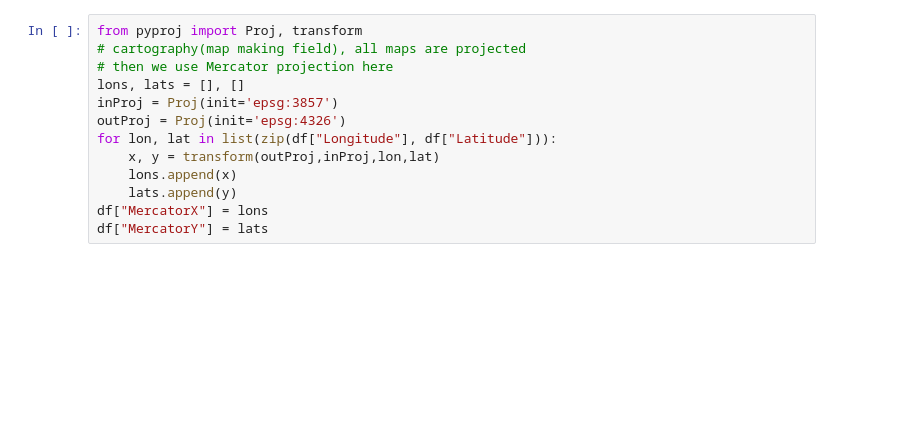
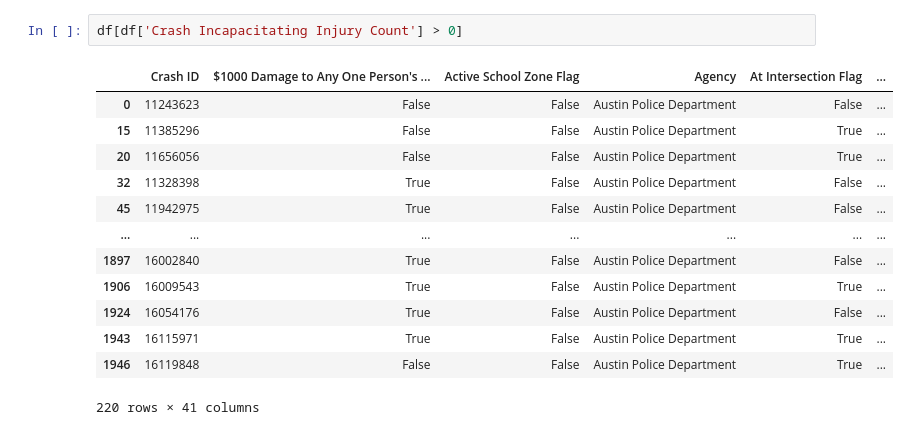
Before and after one commit to soonkienyuan/data-wrangling-school-project, a Jupyter notebook: geographic.ipynb, the cells around one changed output. Cells and saved outputs as stored; diff of their text form; blank space fills up the shorter version.

```diff
--- a/geographic.ipynb
+++ b/geographic.ipynb
@@ -15,13 +16,16 @@ df.head()
-# %%
-from pyproj import Proj, transform
-# cartography(map making field), all maps are projected
-# then we use Mercator projection here
-lons, lats = [], []
-inProj = Proj(init='epsg:3857')
-outProj = Proj(init='epsg:4326')
-for lon, lat in list(zip(df["Longitude"], df["Latitude"])):
-    x, y = transform(outProj,inProj,lon,lat)
-    lons.append(x)
-    lats.append(y)
-df["MercatorX"] = lons
-df["MercatorY"] = lats
+# %%
+df[df['Crash Incapacitating Injury Count'] > 0]
+# %% [output]
+|  | Crash ID | $1000 Damage to Any One Person's ... | Active School Zone Flag | Agency | At Intersection Flag | ... |
+| 0 | 11243623 | False | False | Austin Police Department | False | ... |
+| 15 | 11385296 | False | False | Austin Police Department | True | ... |
+| 20 | 11656056 | False | False | Austin Police Department | True | ... |
+| 32 | 11328398 | True | False | Austin Police Department | False | ... |
+| 45 | 11942975 | True | False | Austin Police Department | False | ... |
+| ... | ... | ... | ... | ... | ... | ... |
+| 1897 | 16002840 | True | False | Austin Police Department | False | ... |
+| 1906 | 16009543 | True | False | Austin Police Department | True | ... |
+| 1924 | 16054176 | True | False | Austin Police Department | False | ... |
+| 1943 | 16115971 | True | False | Austin Police Department | True | ... |
+| 1946 | 16119848 | False | False | Austin Police Department | True | ... |
+220 rows × 41 columns
```
Also changed, not shown: parts of 5 cells of this notebook.
